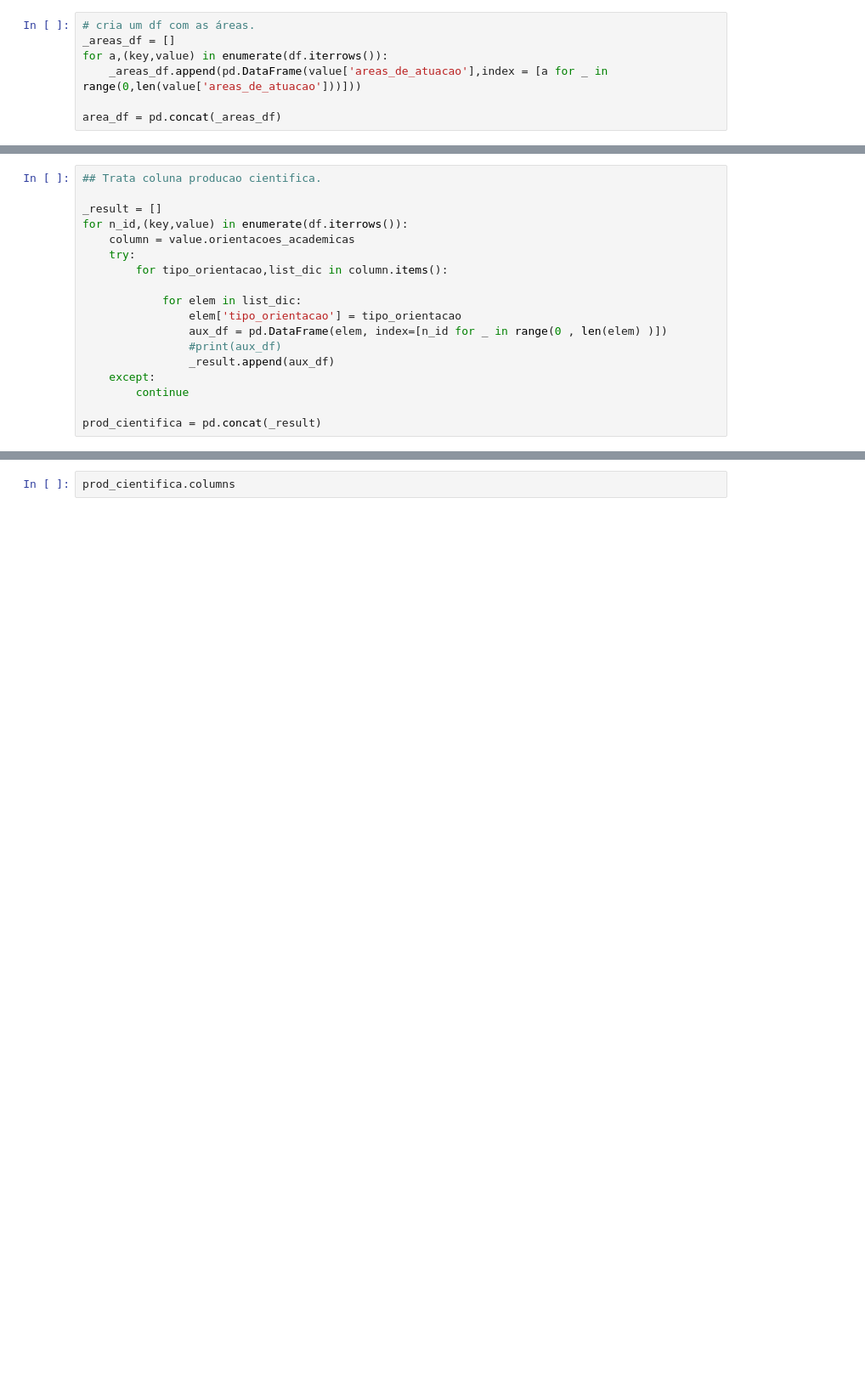
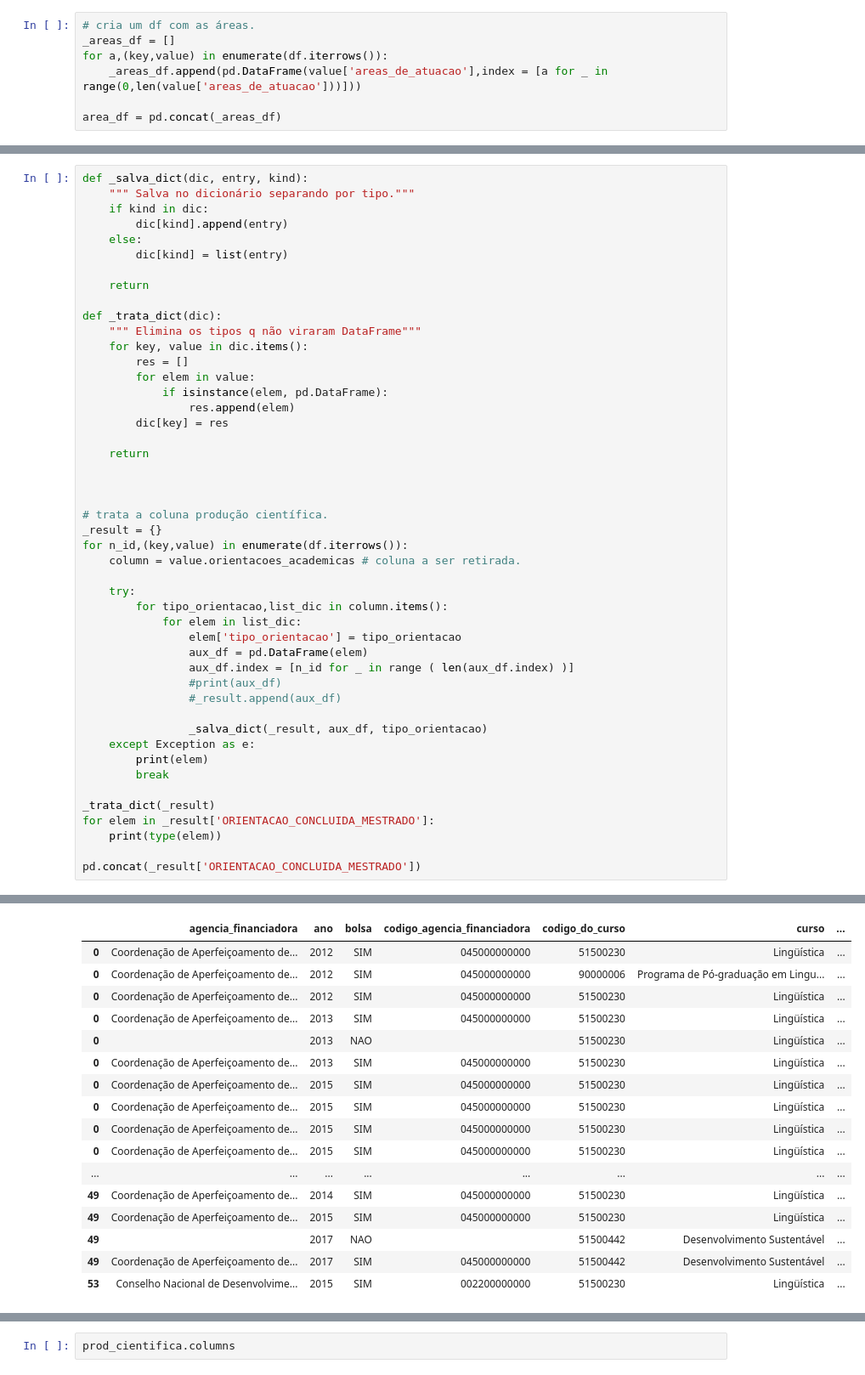
Before and after one commit to wagneralbjr/Tratamento-Perfis-UnB, a Jupyter notebook: Trata Base e-lattes.ipynb, the cells around one changed output, grey strips where cells are left out. Shown: that part at 85% size. Drawn from its saved outputs; the diff is of its cells as text; blank space fills up the shorter version.

```diff
--- a/Trata Base e-lattes.ipynb
+++ b/Trata Base e-lattes.ipynb
@@ -104,20 +106,50 @@ df2.head()
 | 3 | [{'grande_area': 'LINGUISTICA_LET... | 0610068288609200 | Jane Adriana Ramos Ottoni de Castro | {'OUTRAS_ORIENTACOES_CONCLUIDAS':... | {} | Doutora em Teoria da Gramática - ... | ... |
 | 4 | [{'grande_area': 'LINGUISTICA_LET... | 0833139850305833 | Helena da Silva Guerra Vicente | {'ORIENTACAO_CONCLUIDA_MESTRADO':... | {'ARTIGO_ACEITO': [{'natureza': '... | Helena da Silva Guerra Vicente po... | ... |
 # %%
-## Trata coluna producao cientifica.
+def _salva_dict(dic, entry, kind):
+    """ Salva no dicionário separando por tipo."""
+    if kind in dic:
+        dic[kind].append(entry)
+    else:
+        dic[kind] = list(entry)
 
-_result = []
+    return
+
+def _trata_dict(dic):
+    """ Elimina os tipos q não viraram DataFrame"""
+    for key, value in dic.items():
+        res = []
+        for elem in value:
+            if isinstance(elem, pd.DataFrame):
+                res.append(elem)
+        dic[key] = res
+
+    return
+
+
+
+# trata a coluna produção científica.
+_result = {}
 for n_id,(key,value) in enumerate(df.iterrows()):
-    column = value.orientacoes_academicas
+    column = value.orientacoes_academicas # coluna a ser retirada.
+
     try:
         for tipo_orientacao,list_dic in column.items():
-
             for elem in list_dic:
                 elem['tipo_orientacao'] = tipo_orientacao
-                aux_df = pd.DataFrame(elem, index=[n_id for _ in range(0 , len(elem) )])
+                aux_df = pd.DataFrame(elem)
+                aux_df.index = [n_id for _ in range ( len(aux_df.index) )]
                 #print(aux_df)
-                _result.append(aux_df)
-    except:
-        continue
+                #_result.append(aux_df)
 
-prod_cientifica = pd.concat(_result)
+                _salva_dict(_result, aux_df, tipo_orientacao)
+    except Exception as e:
+        print(elem)
+        break
+
+_trata_dict(_result)
+for elem in _result['ORIENTACAO_CONCLUIDA_MESTRADO']:
+    print(type(elem))
+
+pd.concat(_result['ORIENTACAO_CONCLUIDA_MESTRADO'])
+# %% [output]
@@ -123,0 +173,17 @@ prod_cientifica = pd.concat(_result)
+|  | agencia_financiadora | ano | bolsa | codigo_agencia_financiadora | codigo_do_curso | curso | ... |
+| 0 | Coordenação de Aperfeiçoamento de... | 2012 | SIM | 045000000000 | 51500230 | Lingüística | ... |
+| 0 | Coordenação de Aperfeiçoamento de... | 2012 | SIM | 045000000000 | 90000006 | Programa de Pó-graduação em Lingu... | ... |
+| 0 | Coordenação de Aperfeiçoamento de... | 2012 | SIM | 045000000000 | 51500230 | Lingüística | ... |
+| 0 | Coordenação de Aperfeiçoamento de... | 2013 | SIM | 045000000000 | 51500230 | Lingüística | ... |
+| 0 |  | 2013 | NAO |  | 51500230 | Lingüística | ... |
+| 0 | Coordenação de Aperfeiçoamento de... | 2013 | SIM | 045000000000 | 51500230 | Lingüística | ... |
+| 0 | Coordenação de Aperfeiçoamento de... | 2015 | SIM | 045000000000 | 51500230 | Lingüística | ... |
+| 0 | Coordenação de Aperfeiçoamento de... | 2015 | SIM | 045000000000 | 51500230 | Lingüística | ... |
+| 0 | Coordenação de Aperfeiçoamento de... | 2015 | SIM | 045000000000 | 51500230 | Lingüística | ... |
+| 0 | Coordenação de Aperfeiçoamento de... | 2015 | SIM | 045000000000 | 51500230 | Lingüística | ... |
+| ... | ... | ... | ... | ... | ... | ... | ... |
+| 49 | Coordenação de Aperfeiçoamento de... | 2014 | SIM | 045000000000 | 51500230 | Lingüística | ... |
+| 49 | Coordenação de Aperfeiçoamento de... | 2015 | SIM | 045000000000 | 51500230 | Lingüística | ... |
+| 49 |  | 2017 | NAO |  | 51500442 | Desenvolvimento Sustentável | ... |
+| 49 | Coordenação de Aperfeiçoamento de... | 2017 | SIM | 045000000000 | 51500442 | Desenvolvimento Sustentável | ... |
+| 53 | Conselho Nacional de Desenvolvime... | 2015 | SIM | 002200000000 | 51500230 | Lingüística | ... |
```
Also changed, not shown: parts of 11 cells of this notebook.
